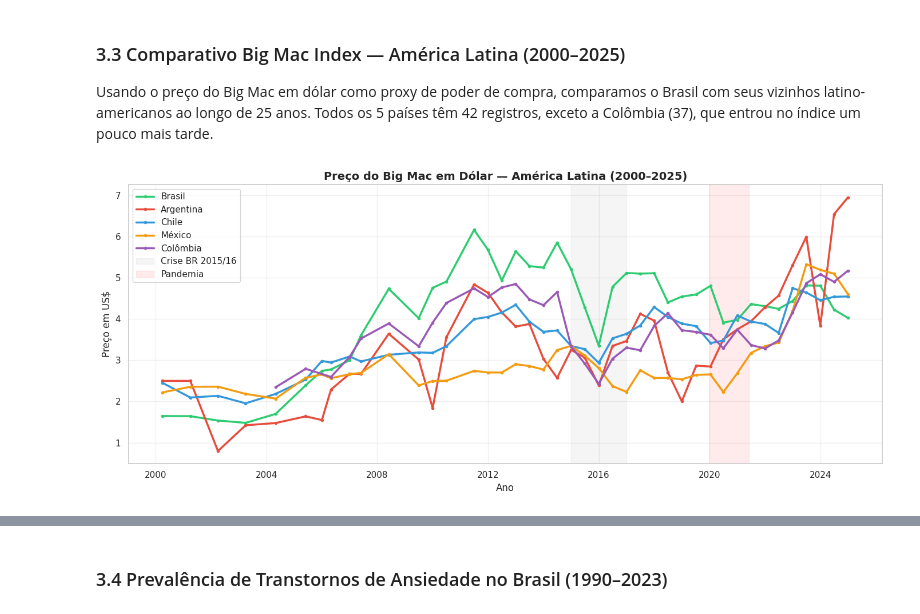
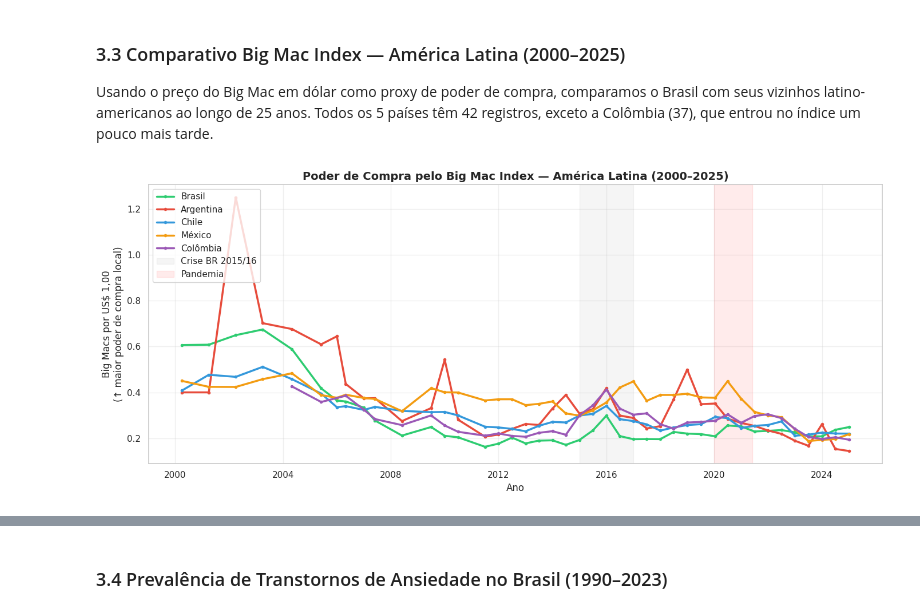
Before and after one commit to MonneratRJ/mvp-bigmac-index, a Jupyter notebook: notebook.ipynb, the cells around one changed output, grey strips where cells are left out. Cells and saved outputs as stored; diff of their text form; code cells hidden in the pictures.

Commit message:
Changed Big Mac Index in Latin America to express the financial power instead of the big mac price

```diff
--- a/notebook.ipynb
+++ b/notebook.ipynb
@@ -536,47 +536,32 @@ Todos os 5 países têm 42 registros, exceto a Colômbia (37), que entrou
 no índice um pouco mais tarde.
 # %%
 # ============================================================
-# Gráfico 3 — Big Mac Index: Brasil vs América Latina
+# Gráfico 3 — Big Mac Index: Poder de Compra — América Latina
 # ============================================================
-
-cores = {
-    'BRA': '#2ecc71',
-    'ARG': '#e74c3c',
-    'CHL': '#3498db',
-    'MEX': '#f39c12',
-    'COL': '#9b59b6'
-}
-
-nomes = {
-    'BRA': 'Brasil',
-    'ARG': 'Argentina',
-    'CHL': 'Chile',
-    'MEX': 'México',
-    'COL': 'Colômbia'
-}
 
 fig, ax = plt.subplots(figsize=(14, 6))
 
 for pais in paises_latam:
     dados = df_latam[df_latam['iso_a3'] == pais].sort_values('date')
-    ax.plot(dados['date'], dados['dollar_price'],
+    poder_compra = 1 / dados['dollar_price']  # Big Macs por dólar
+    ax.plot(dados['date'], poder_compra,
             color=cores[pais], linewidth=2.5, marker='o',
             markersize=3, label=nomes[pais])
 
 # Marcando eventos importantes
 ax.axvspan(pd.Timestamp('2015-01-01'), pd.Timestamp('2017-01-01'),
            alpha=0.08, color='gray', label='Crise BR 2015/16')
 ax.axvspan(pd.Timestamp('2020-01-01'), pd.Timestamp('2021-06-01'),
            alpha=0.08, color='red', label='Pandemia')
 
-ax.set_title('Preço do Big Mac em Dólar — América Latina (2000–2025)',
+ax.set_title('Poder de Compra pelo Big Mac Index — América Latina (2000–2025)',
              fontsize=14, fontweight='bold')
 ax.set_xlabel('Ano')
-ax.set_ylabel('Preço em US\$')
+ax.set_ylabel('Big Macs por US$ 1,00\n(↑ maior poder de compra local)')
 ax.legend(loc='upper left')
 ax.grid(True, alpha=0.3)
 
 plt.tight_layout()
 plt.show()
 # %% [output]
-[figure, old version]
+[figure, new version]
```
Also changed, not shown: parts of 2 cells of this notebook.
